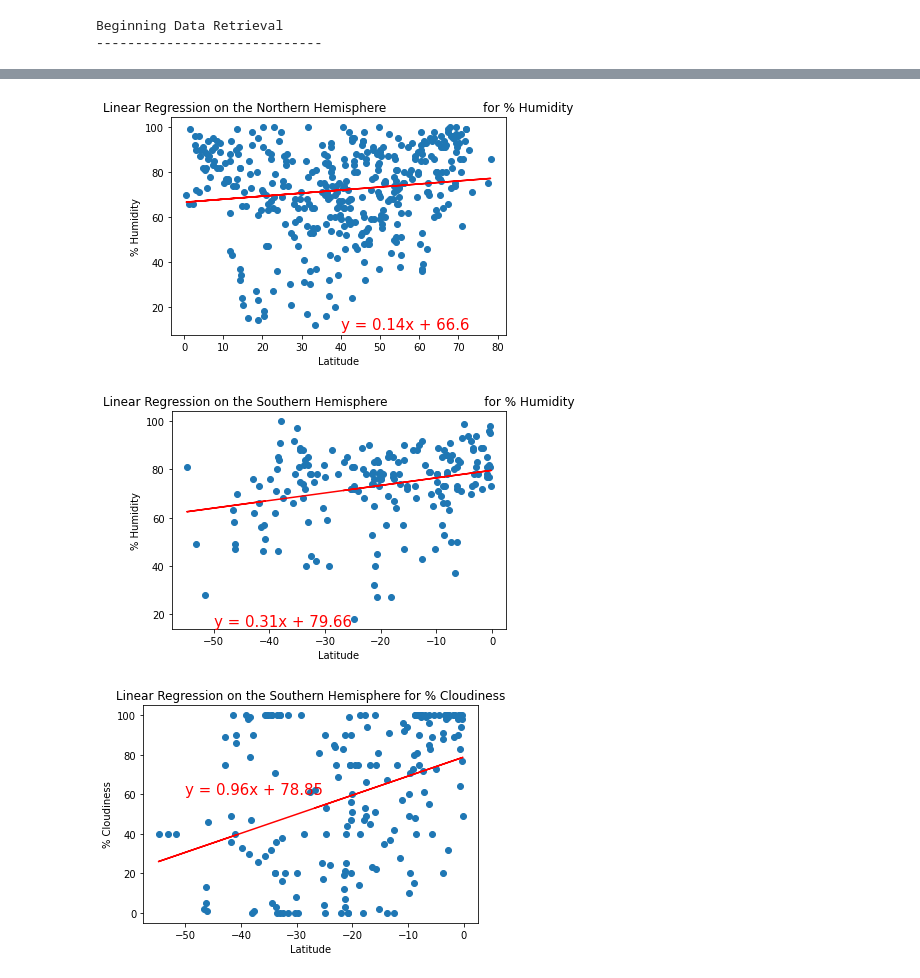
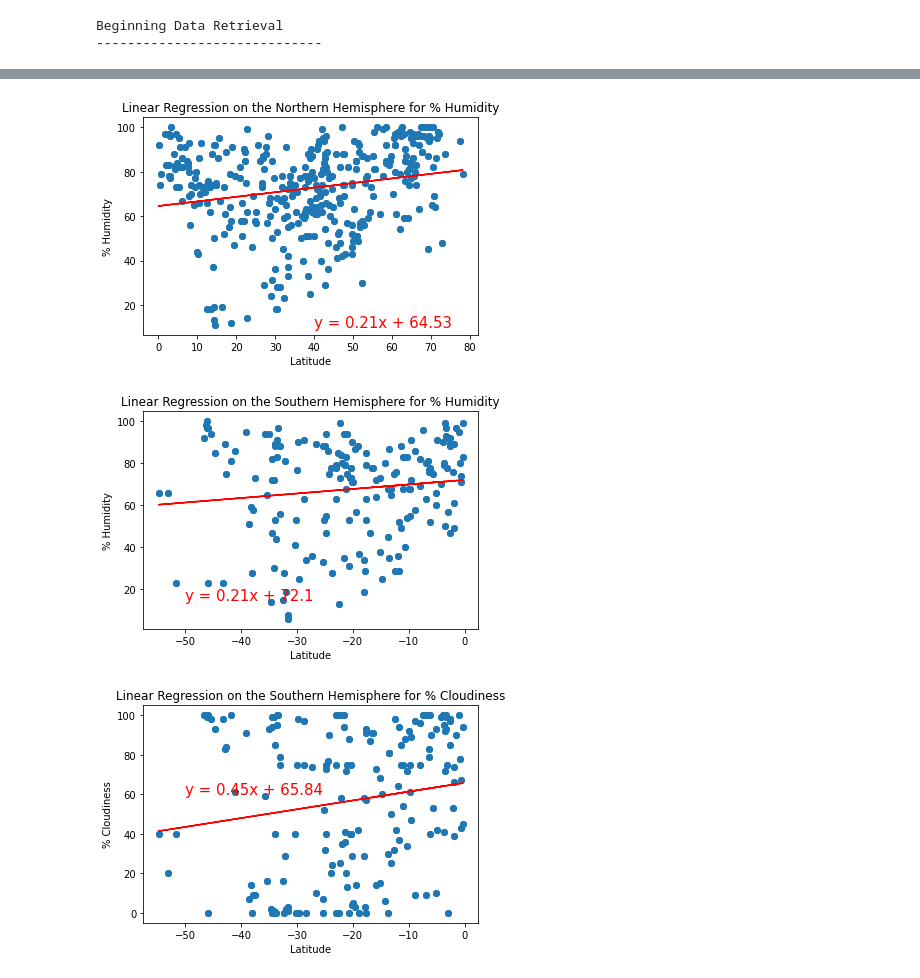
Before and after one commit to kateyharris/API-Python__World_Weather_Analysis, a Jupyter notebook: WeatherPy.ipynb, the cells around one changed output, grey strips where cells are left out. Drawn from its saved outputs; the diff is of its cells as text; code cells hidden in the pictures.

```diff
--- a/WeatherPy.ipynb
+++ b/WeatherPy.ipynb
@@ -68,7 +68,7 @@ for i, city in enumerate(cities):
         set_count += 1
         record_count = 1
     # 4 Build the city_url or endpoint for each city.
-    city_url = url + city.replace(" ","+") + "&appid=" + weather_api_key
+    city_url = url + city.replace(" ","+") + "&units=imperial&appid=" + weather_api_key
 
     # 5 Log the URL and the record and set numbers and the city.
     print(f"Processing Record {record_count} of Set {set_count} | {city}")
@@ -343,23 +343,21 @@ plot_linear_regression(x_values, y_values,
 # %%
 # Linear regression on the Northern Hemisphere
 x_values = northern_hemi_df["Lat"]
 y_values = northern_hemi_df["Humidity"]
 # Call the function.
 plot_linear_regression(x_values, y_values,
-                       'Linear Regression on the Northern Hemisphere \
-                        for % Humidity', '% Humidity',(40,10))
+                       'Linear Regression on the Northern Hemisphere for % Humidity', '% Humidity',(40,10))
 # %% [output]
-[figure, old version]
+[figure, new version]
 # %%
 # Linear regression on the Southern Hemisphere
 x_values = southern_hemi_df["Lat"]
 y_values = southern_hemi_df["Humidity"]
 # Call the function.
 plot_linear_regression(x_values, y_values,
-                       'Linear Regression on the Southern Hemisphere \
-                        for % Humidity', '% Humidity',(-50,15))
+                       'Linear Regression on the Southern Hemisphere for % Humidity', '% Humidity',(-50,15))
 # %% [output]
-[figure, old version]
+[figure, new version]
 # %%
 # Linear regression on the Southern Hemisphere
 x_values = southern_hemi_df["Lat"]
@@ -368,7 +366,7 @@ y_values = southern_hemi_df["Cloudiness"]
 plot_linear_regression(x_values, y_values,
                        'Linear Regression on the Southern Hemisphere for % Cloudiness', '% Cloudiness',(-50,60))
 # %% [output]
-[figure, old version]
+[figure, new version]
 # %%
 # Linear regression on the Northern Hemisphere
 x_values = northern_hemi_df["Lat"]
```
Also changed, not shown: parts of 27 cells of this notebook, 5 other files.
